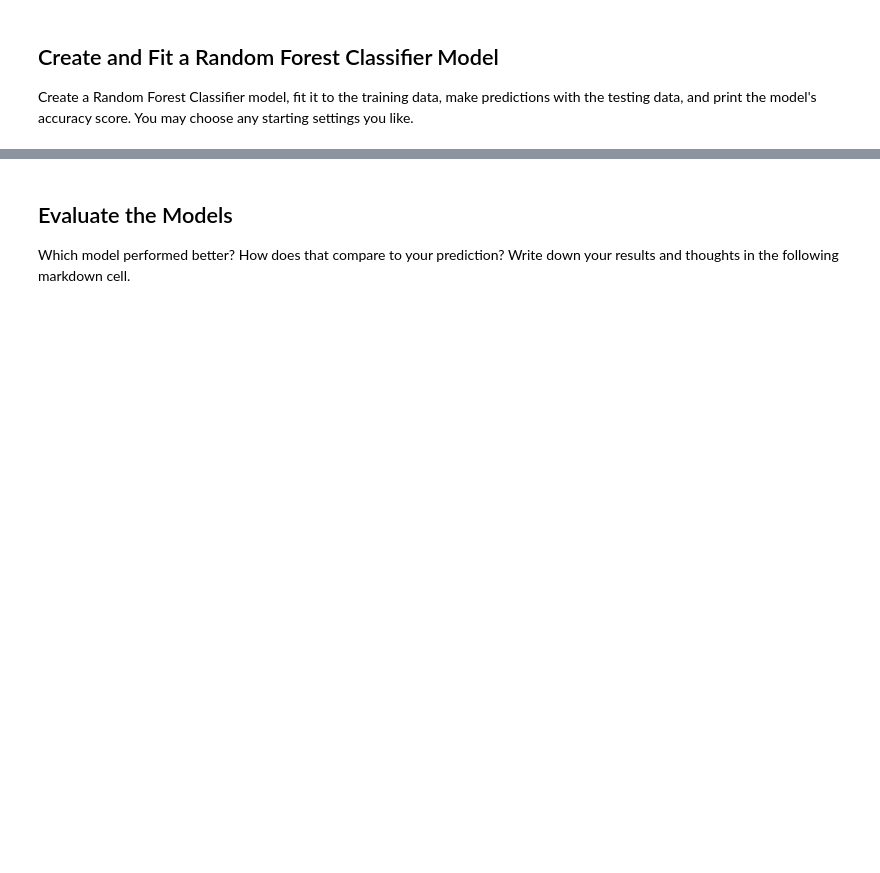
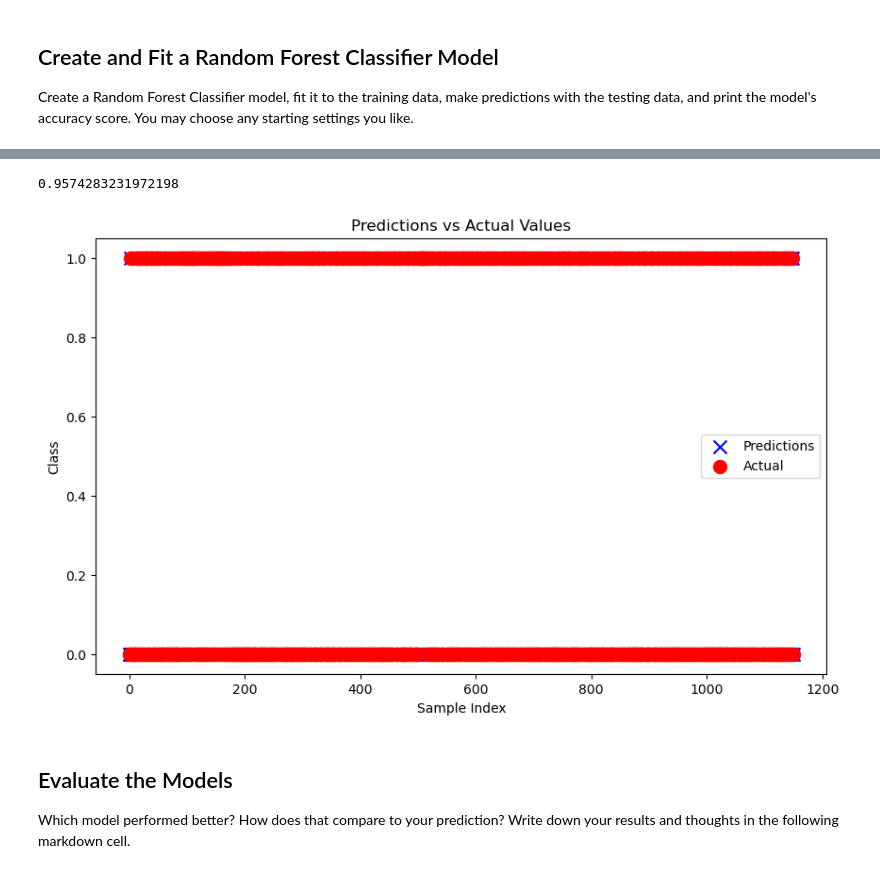
Before and after one commit to shawnakumar/classification-challenge, a Jupyter notebook: spam_detector.ipynb, the cells around one changed output, grey strips where cells are left out. Cells and saved outputs as stored; diff of their text form; code cells hidden in the pictures; blank space fills up the shorter version.

```diff
--- a/spam_detector.ipynb
+++ b/spam_detector.ipynb
@@ -146,0 +199,13 @@ Model Score:  0.9591659426585578
+# %%
+# Make and save testing predictions with the saved logistic regression model using the test data
+testing_predictions = rf_classifier.predict(X_test)
+
+# Review the predictions
+# Print the first 10 predictions alongside the actual labels
+for i in range(10):
+    print(f"Prediction: {testing_predictions[i]}, Actual: {y_test.iloc[i]}")
+
+# Create a dataframe to compare predictions with actual values
+# Print the first 10 predictions alongside the actual labels
+for i in range(10):
+    print(f"Prediction: {testing_predictions[i]}, Actual: {y_test.iloc[i]}")
@@ -147,5 +233,32 @@ Model Score:  0.9591659426585578
 # %%
 # Calculate the accuracy score by evaluating `y_test` vs. `testing_predictions`.
+from sklearn.metrics import accuracy_score
+print(accuracy_score(y_test, testing_predictions))
+# %% [output]
+0.9574283231972198
+# %%
+# Add some text for labels, title and custom x-axis tick labels, etc.
+import matplotlib.pyplot as plt
+
+# Data for visualization
+indices = np.arange(len(testing_predictions))
+predictions_sample = testing_predictions
+actual_sample = y_test
+
+# Scatter plot of predictions vs actual values
+plt.figure(figsize=(10, 6))
+plt.scatter(indices, predictions_sample, color='blue', label='Predictions', s=100, marker='x')
+plt.scatter(indices, actual_sample, color='red', label='Actual', s=100, marker='o')
+
+# Add some text for labels, title and custom x-axis tick labels, etc.
+plt.xlabel('Sample Index')
+plt.ylabel('Class')
+plt.title('Predictions vs Actual Values')
+plt.legend()
+
+plt.show()
+# %% [output]
+[figure, added]
 # %% [markdown]
 ## Evaluate the Models
 
```
Also changed, not shown: parts of 10 cells of this notebook.
